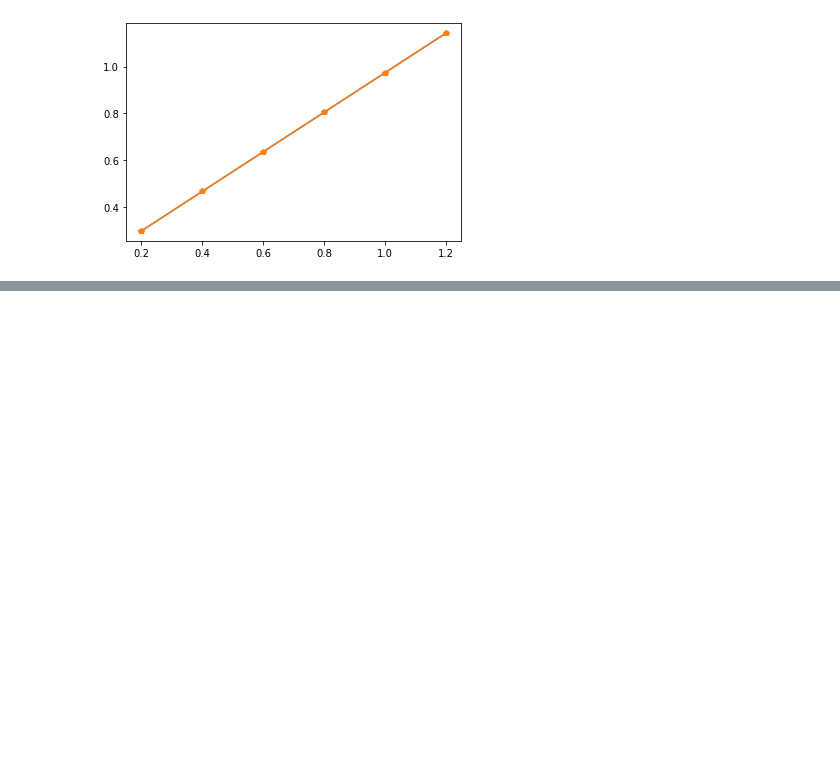
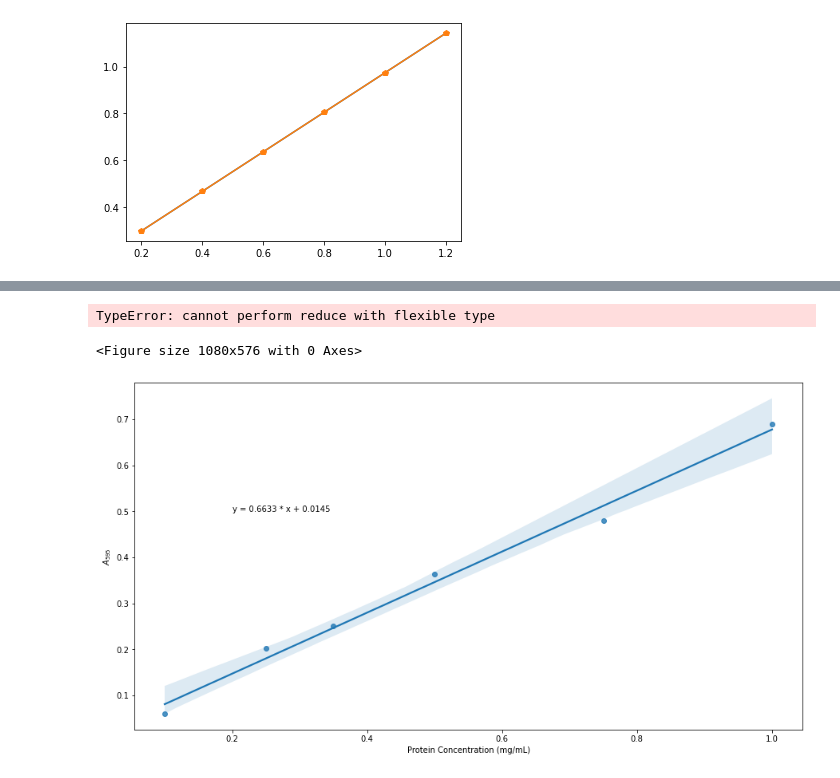
Before and after one commit to oliviaharman/PythonPractice, a Jupyter notebook: MoIssI Workshop.ipynb, the cells around one changed output, grey strips where cells are left out. Cells and saved outputs as stored; diff of their text form; code cells hidden in the pictures; blank space fills up the shorter version.

```diff
--- a/MoIssI Workshop.ipynb
+++ b/MoIssI Workshop.ipynb
@@ -880,0 +924,38 @@ plt.plot(xdata, slope * xdata + intercept, 'p-') #orange!
+# %%
+protein_assay2 = os.path.join('data', 'protein_assay2.csv')
+assay_df = pd.read_csv(protein_assay2)
+xdata = assay_df['mg/mL']
+ydata = ['A595']
+plt.figure(figsize = (15,8))
+
+from scipy import stats
+slope, intercepy, p_value, r_value, std_err = stats.linregress(xdata, ydata)
+
+
+import seaborn as sns
+sns.regplot(x = xdata, y = ydata)
+plt.xlabel('Protein Concentration (mg/mL)')
+plt.ylabel('$A_{595}$')
+plt.annotate(F'y = {slope:.4f} * x + {intercept:.4f}', xy = (0.2, 0.5))
+plt.savefig('Bradford_plot2.png', dpi = 600, bbox_inches = 'tight')
+# %% [output]
+TypeError: cannot perform reduce with flexible type
+<Figure size 1080x576 with 0 Axes>
+# %%
+protein_file2 = os.path.join('data', 'protein_assay2.csv')
+results_df = pd.read_csv(protein_file2)
+xdata = results_df['mg/mL']
+ydata = results_df['A595']
+plt.figure(figsize = (15, 8))
+
+from scipy import stats
+slope, intercept, r_value, p_value, std_err = stats.linregress(xdata, ydata)
+
+import seaborn as sns
+sns.regplot(x = xdata, y = ydata)
+plt.xlabel('Protein Concentration (mg/mL)')
+plt.ylabel('$A_{595}$')
+plt.annotate(F'y = {slope:.4f} * x + {intercept:.4f}', xy = (0.2, 0.5))
+plt.savefig('Bradford_plot2.png', dpi = 600, bbox_inches = 'tight')
+# %% [output]
+[figure, added]
```
Also changed, not shown: parts of 50 cells of this notebook.
